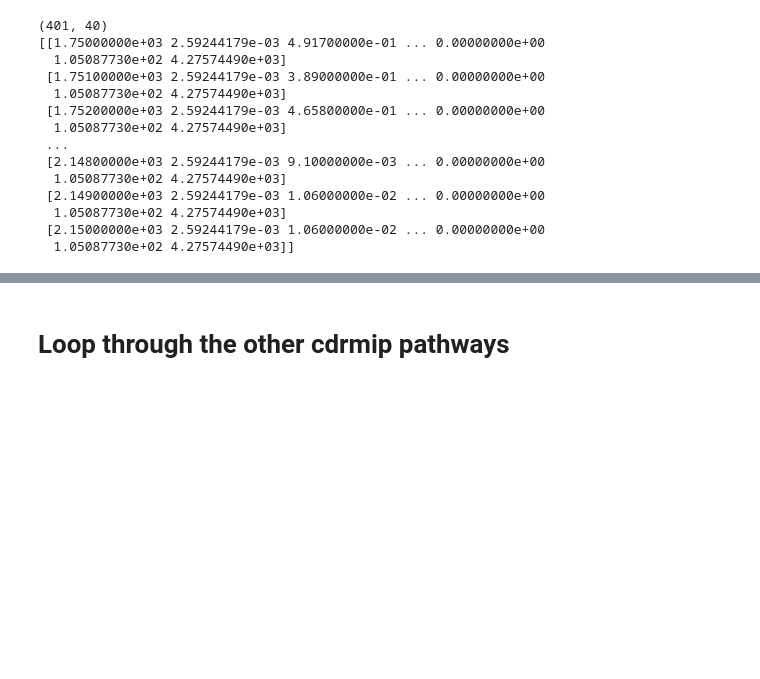
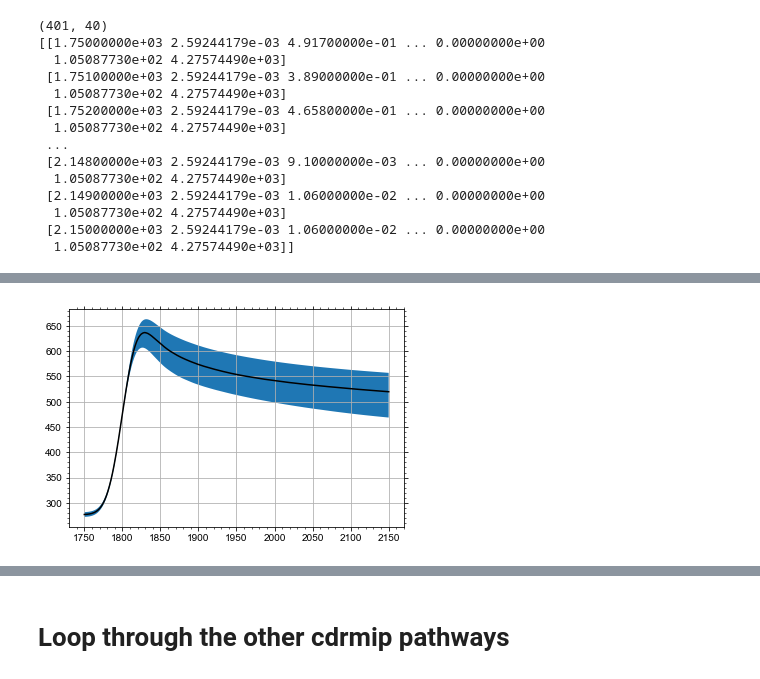
Before and after one commit to camillamathison/FaIR-Spice, a Jupyter notebook: notebooks/run-fair-ar6-cdrmip.ipynb, the cells around one changed output, grey strips where cells are left out. Cells and saved outputs as stored; diff of their text form; code cells hidden in the pictures; blank space fills up the shorter version.

```diff
--- a/notebooks/run-fair-ar6-cdrmip.ipynb
+++ b/notebooks/run-fair-ar6-cdrmip.ipynb
@@ -461,9 +483,11 @@ pl.grid()
 # %%
-pl.fill_between(np.arange(1750,2111), np.percentile(results_out['B1500']['co2_conc'], 5, axis=1), np.percentile(results_out['B1500']['co2_conc'], 95, axis=1))
-pl.plot(np.arange(1750,2111), np.percentile(results_out['B1500']['co2_conc'], 50, axis=1), color='k')
+pl.fill_between(np.arange(1750,2151), np.percentile(results_out['B1500']['co2_conc'], 5, axis=1), np.percentile(results_out['B1500']['co2_conc'], 95, axis=1))
+pl.plot(np.arange(1750,2151), np.percentile(results_out['B1500']['co2_conc'], 50, axis=1), color='k')
 #pl.plot(temp_df.index, temp_df.temp, color='r')
 #pl.ylim(0.0, 1.7)
 #pl.xlim(1950, 2030)
 pl.grid()
+# %% [output]
+[figure, added]
 # %%
 for perc in [0,5,10,20,25,50,75,90,100]:
```
Also changed, not shown: parts of 24 cells of this notebook.
